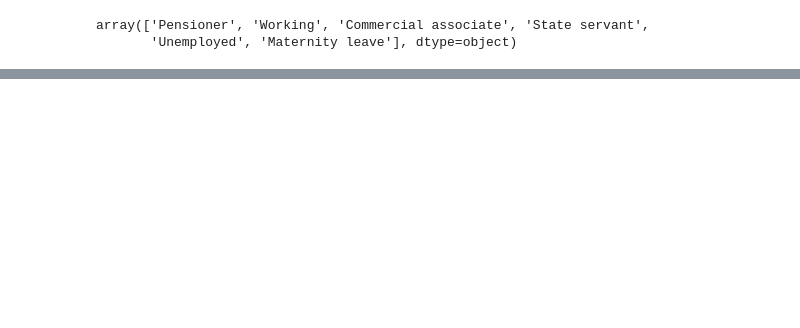
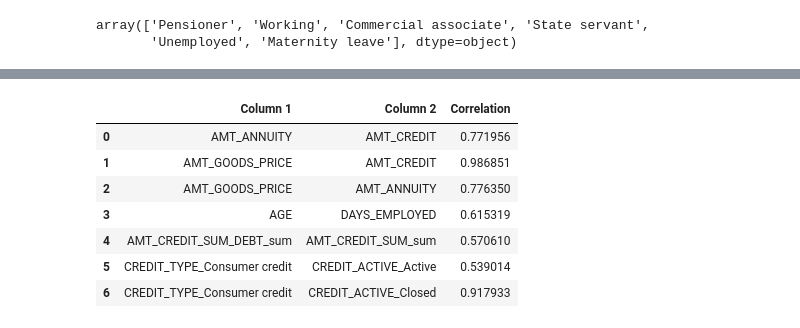
Before and after one commit to JohnErnestTan/Financial-Analytics-for-Elderly-care-Support-Loan-IS453, a Jupyter notebook: cleaning.ipynb, the cells around one changed output, grey strips where cells are left out. Saved outputs shown, nothing was run; the diff lists cells and outputs as text; code cells hidden in the pictures; blank space fills up the shorter version.

```diff
--- a/cleaning.ipynb
+++ b/cleaning.ipynb
@@ -42,0 +187,25 @@ main_df["NAME_INCOME_TYPE"].unique()
+# %%
+
+corr_matrix = main_df_numeric.corr()
+
+# Get upper triangle of the correlation matrix
+upper = corr_matrix.where(np.triu(np.ones(corr_matrix.shape), k=1).astype(bool))
+
+# Find pairs where correlation is above 0.5
+high_corr = [(col, row, upper.loc[row, col])
+             for col in upper.columns
+             for row in upper.index
+             if abs(upper.loc[row, col]) > 0.5]
+
+# Convert to a DataFrame for easier viewing
+high_corr_df = pd.DataFrame(high_corr, columns=['Column 1', 'Column 2', 'Correlation'])
+high_corr_df
+# %% [output]
+|  | Column 1 | Column 2 | Correlation |
+| 0 | AMT_ANNUITY | AMT_CREDIT | 0.771956 |
+| 1 | AMT_GOODS_PRICE | AMT_CREDIT | 0.986851 |
+| 2 | AMT_GOODS_PRICE | AMT_ANNUITY | 0.776350 |
+| 3 | AGE | DAYS_EMPLOYED | 0.615319 |
+| 4 | AMT_CREDIT_SUM_DEBT_sum | AMT_CREDIT_SUM_sum | 0.570610 |
+| 5 | CREDIT_TYPE_Consumer credit | CREDIT_ACTIVE_Active | 0.539014 |
+| 6 | CREDIT_TYPE_Consumer credit | CREDIT_ACTIVE_Closed | 0.917933 |
```
Also changed, not shown: parts of 12 cells of this notebook.
